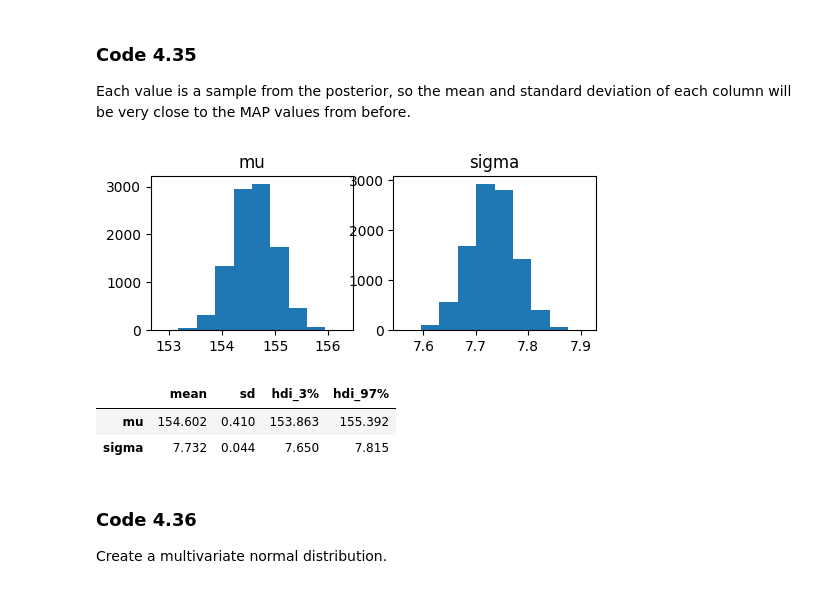
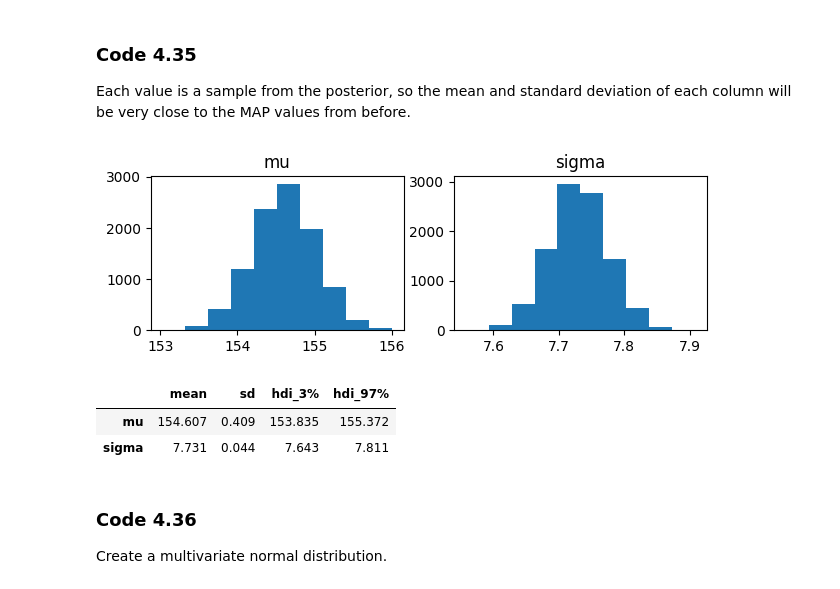
Before and after one commit to Gustavo-SF/Statistical-Rethinking-2Ed, a Jupyter notebook: chapters/4/samples.ipynb, the cells around one changed output. Saved outputs shown, nothing was run; the diff lists cells and outputs as text; code cells hidden in the pictures.

```diff
--- a/chapters/4/samples.ipynb
+++ b/chapters/4/samples.ipynb
@@ -449,18 +452,18 @@ post.head()
 
 Each value is a sample from the posterior, so the mean and standard deviation of each column will be very close to the MAP values from before.
 # %%
-plt.figure(figsize=(12,2))
+plt.figure(figsize=(15,2))
 for i, column in enumerate(post.columns, 1):
     plt.subplot(1,4,i)
     plt.hist(post[column])
     plt.title(column)
 plt.show();
 az.summary(post.to_dict(orient="list"), kind="stats")
 # %% [output]
-[figure, old version]
+[figure, new version]
 |  | mean | sd | hdi_3% | hdi_97% |
-| mu | 154.602 | 0.410 | 153.863 | 155.392 |
-| sigma | 7.732 | 0.044 | 7.650 | 7.815 |
+| mu | 154.607 | 0.409 | 153.835 | 155.372 |
+| sigma | 7.731 | 0.044 | 7.643 | 7.811 |
 # %% [markdown]
 ### Code 4.36
 
```
Also changed, not shown: parts of 91 cells of this notebook, 2 other files.
